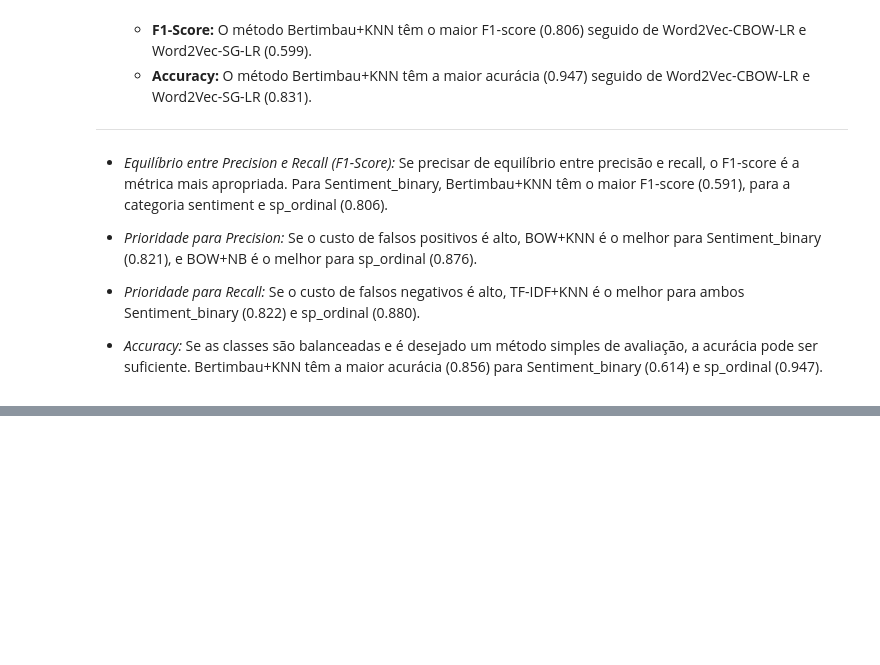
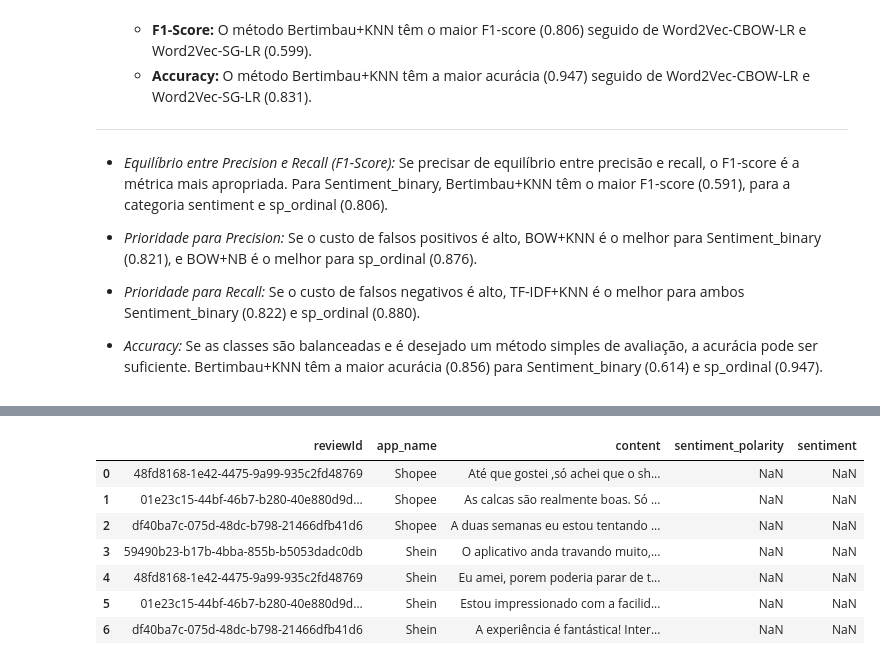
Before and after one commit to Kalidsa/Projeto-de-Minera-o-de-Textos---CDII, a Jupyter notebook: Mineração_de_textos.ipynb, the cells around one changed output, grey strips where cells are left out. Cells and saved outputs as stored; diff of their text form; code cells hidden in the pictures; blank space fills up the shorter version.

```diff
--- a/Mineração_de_textos.ipynb
+++ b/Mineração_de_textos.ipynb
@@ -1625,0 +1873,13 @@ NameError: name 'results_sentiment_sg_w2v' is not defined
+# %%
+test_data = pd.read_csv('/content/drive/MyDrive/Colab Notebooks/test_content1.csv', encoding='utf-8')
+data_contentTest = pd.read_csv('/content/drive/MyDrive/Colab Notebooks/data_content2.csv')
+test_data
+# %% [output]
+|  | reviewId | app_name | content | sentiment_polarity | sentiment |
+| 0 | 48fd8168-1e42-4475-9a99-935c2fd48769 | Shopee | Até que gostei ,só achei que o sh... | NaN | NaN |
+| 1 | 01e23c15-44bf-46b7-b280-40e880d9d... | Shopee | As calcas são realmente boas. Só ... | NaN | NaN |
+| 2 | df40ba7c-075d-48dc-b798-21466dfb41d6 | Shopee | A duas semanas eu estou tentando ... | NaN | NaN |
+| 3 | 59490b23-b17b-4bba-855b-b5053dadc0db | Shein | O aplicativo anda travando muito,... | NaN | NaN |
+| 4 | 48fd8168-1e42-4475-9a99-935c2fd48769 | Shein | Eu amei, porem poderia parar de t... | NaN | NaN |
+| 5 | 01e23c15-44bf-46b7-b280-40e880d9d... | Shein | Estou impressionado com a facilid... | NaN | NaN |
+| 6 | df40ba7c-075d-48dc-b798-21466dfb41d6 | Shein | A experiência é fantástica! Inter... | NaN | NaN |
```
Also changed, not shown: parts of 47 cells of this notebook.
